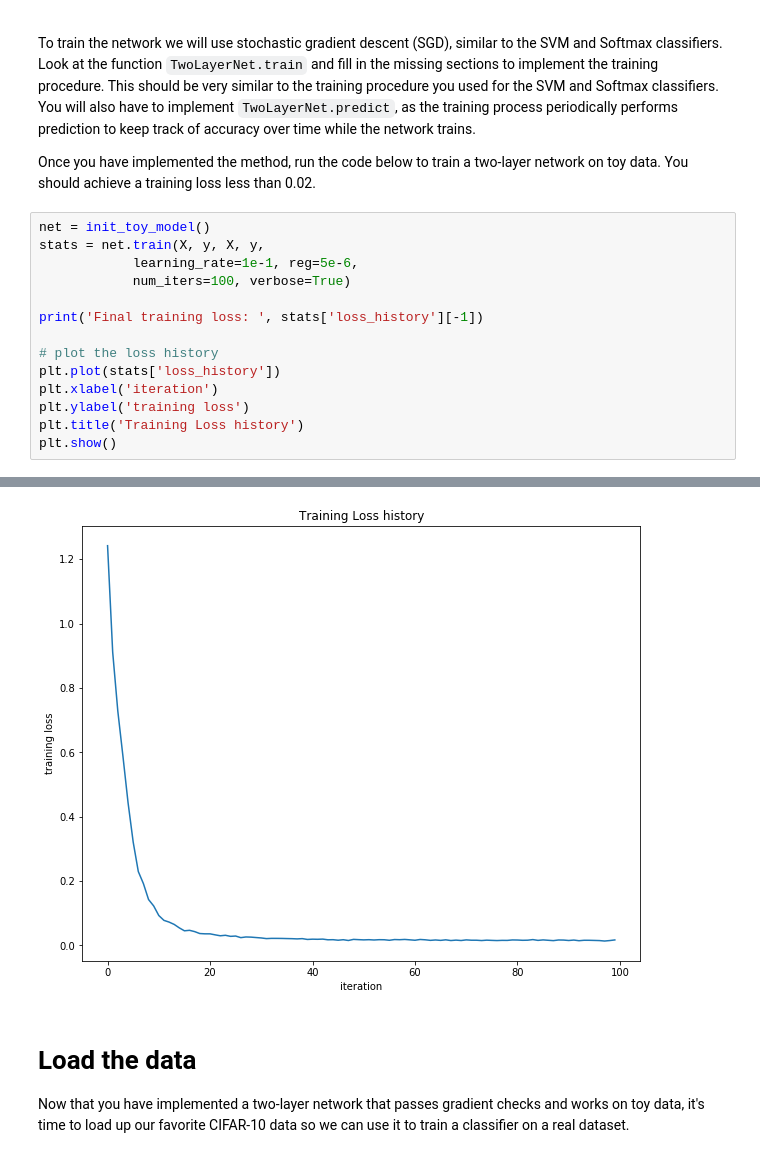
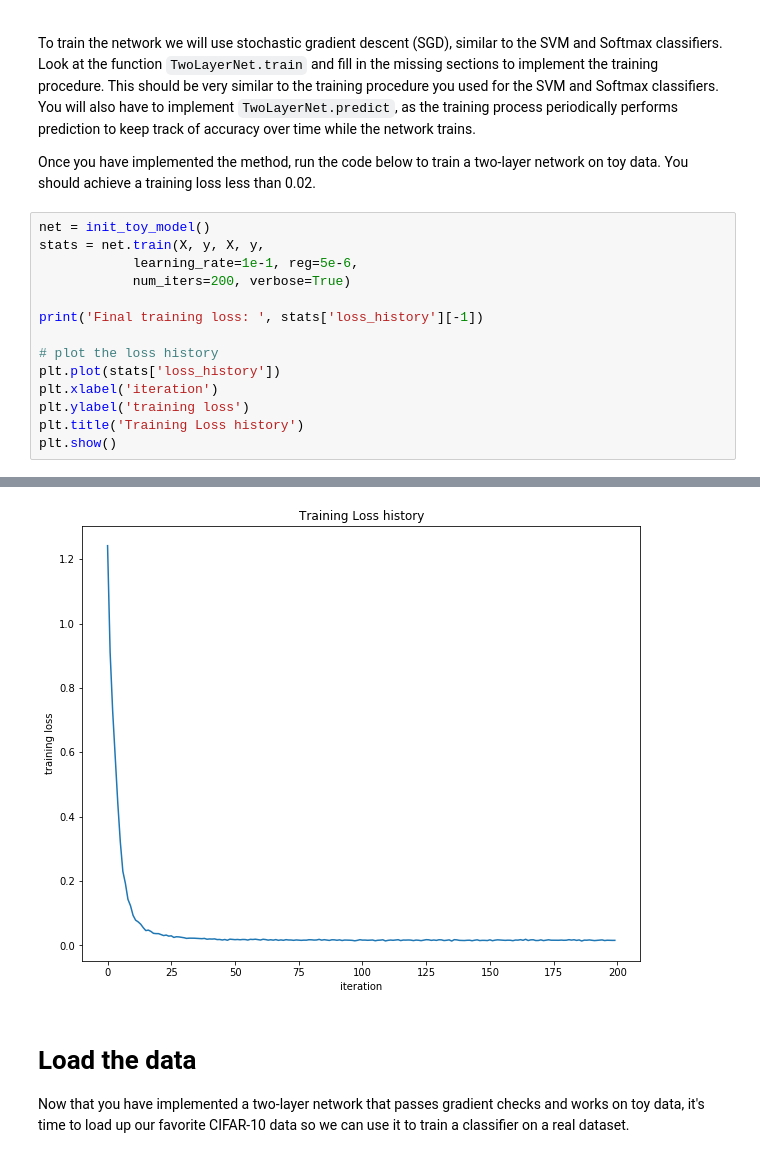
Before and after one commit to chiragbaid7/cs231n, a Jupyter notebook: assignment1/two_layer_net.ipynb, the cells around one changed output, grey strips where cells are left out. Drawn from its saved outputs; the diff is of its cells as text.

```diff
--- a/assignment1/two_layer_net.ipynb
+++ b/assignment1/two_layer_net.ipynb
@@ -140,7 +140,7 @@ Once you have implemented the method, run the code below to train a two-layer ne
 net = init_toy_model()
 stats = net.train(X, y, X, y,
             learning_rate=1e-1, reg=5e-6,
-            num_iters=100, verbose=True)
+            num_iters=200, verbose=True)
 
 print('Final training loss: ', stats['loss_history'][-1])
 
@@ -156,4 +157,4 @@ Final training loss:  0.017149607938732093
-[figure, old version]
+[figure, new version]
 # %% [markdown]
 # Load the data
 Now that you have implemented a two-layer network that passes gradient checks and works on toy data, it's time to load up our favorite CIFAR-10 data so we can use it to train a classifier on a real dataset.
```
Also changed, not shown: parts of 8 cells of this notebook.
